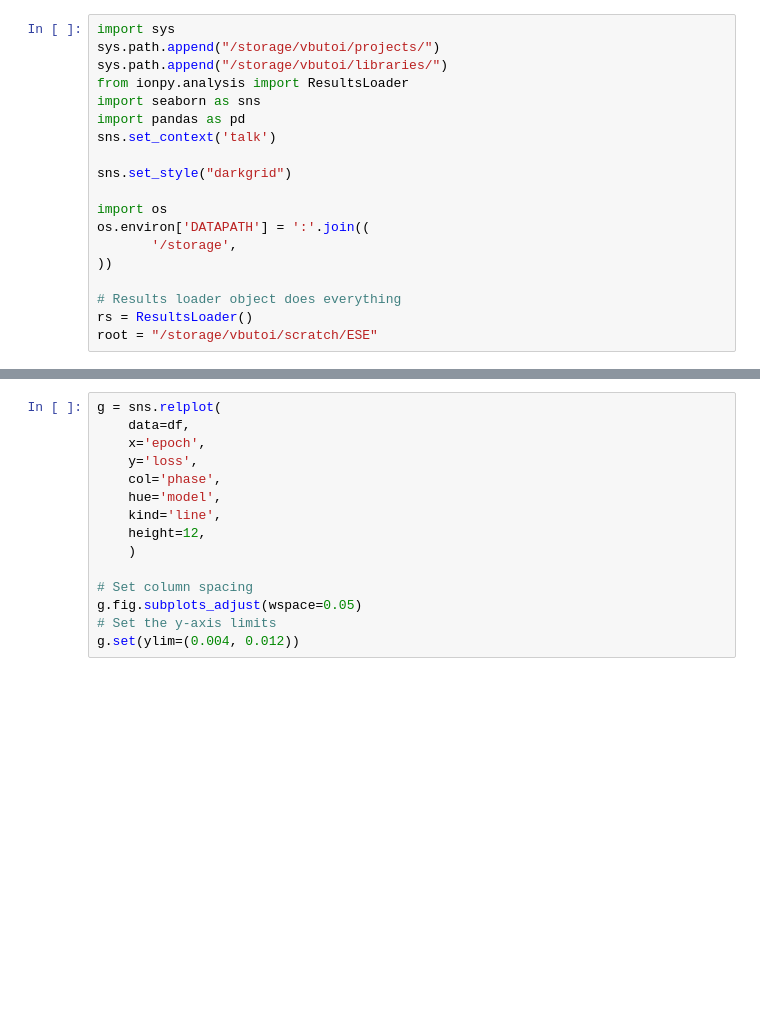
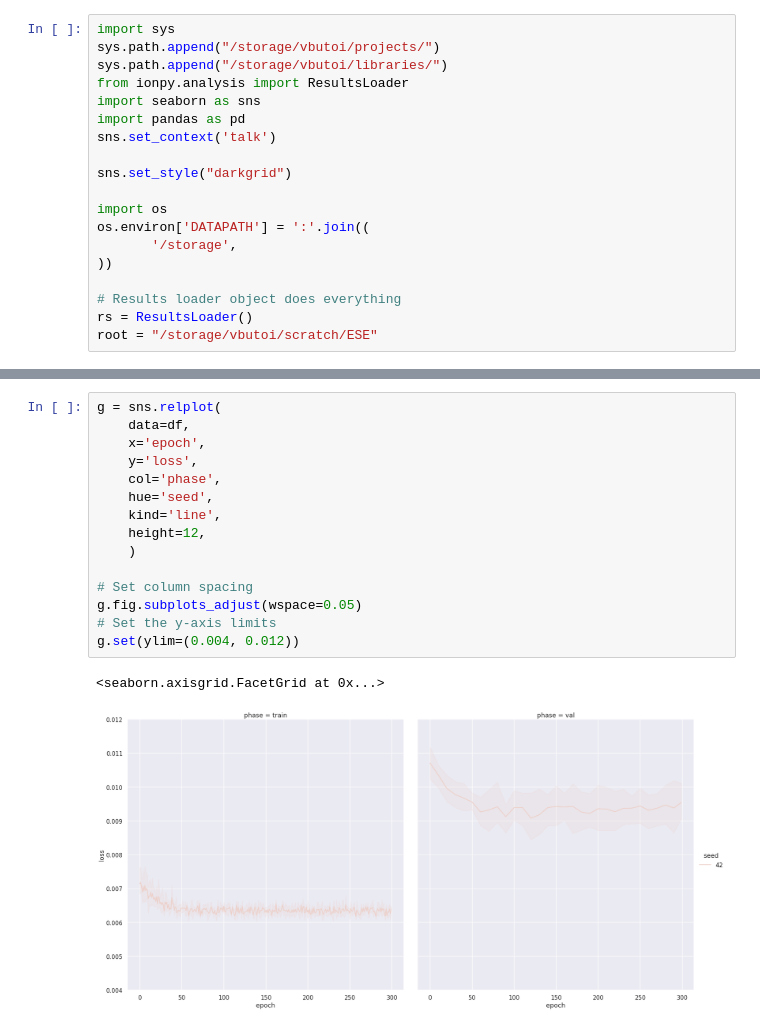
Before and after one commit to VictorButoi/ESE, a Jupyter notebook: notebooks/results.ipynb, the cells around one changed output, grey strips where cells are left out. Drawn from its saved outputs; the diff is of its cells as text; blank space fills up the shorter version.

```diff
--- a/notebooks/results.ipynb
+++ b/notebooks/results.ipynb
@@ -68,15 +88,18 @@ g.set(ylim=(0.0004, 0.0025))
 # %%
 g = sns.relplot(
     data=df,
     x='epoch',
     y='loss',
     col='phase',
-    hue='model',
+    hue='seed',
     kind='line',
     height=12,
     )
 
 # Set column spacing
 g.fig.subplots_adjust(wspace=0.05)
 # Set the y-axis limits
 g.set(ylim=(0.004, 0.012))
+# %% [output]
+<seaborn.axisgrid.FacetGrid at 0x...>
+[figure, added]
```
Also changed, not shown: parts of 4 cells of this notebook, 4 other files.
